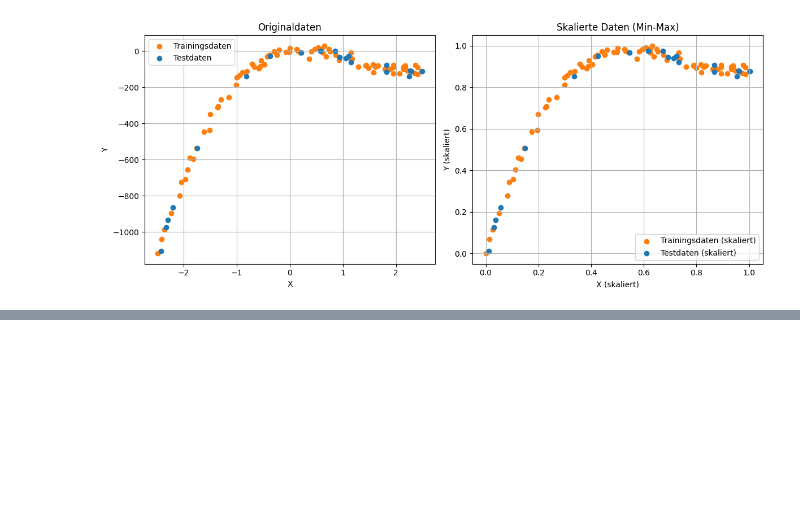
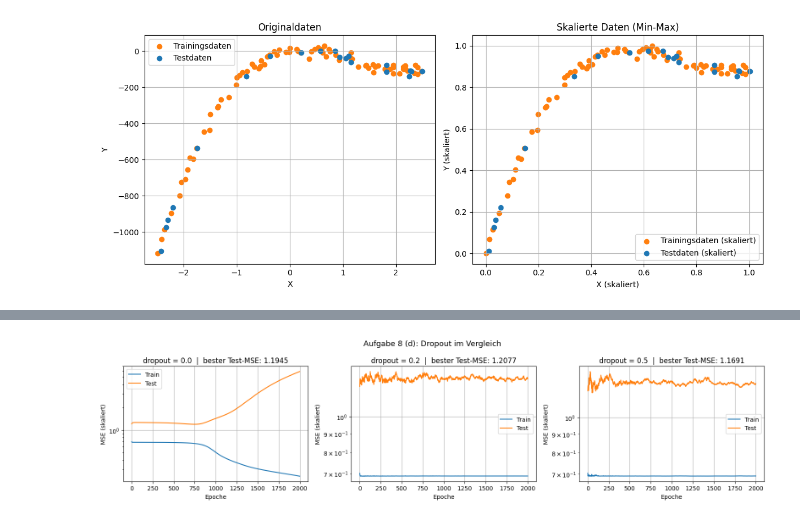
Before and after one commit to ArnoldIntelligence/KI-Vorlesung, a Jupyter notebook: notebooks/03-ueberwachtes_lernen.ipynb, the cells around one changed output, grey strips where cells are left out. Cells and saved outputs as stored; diff of their text form; code cells hidden in the pictures; blank space fills up the shorter version.

```diff
--- a/notebooks/03-ueberwachtes_lernen.ipynb
+++ b/notebooks/03-ueberwachtes_lernen.ipynb
@@ -1462,0 +1930,38 @@ Trainieren Sie erneut das Netz aus dem Kapitel [Training mit Normalisierung](#tr
+# %%
+#| code-fold: true
+#| code-summary: "Lösung anzeigen"
+
+dropout_values = [0.0, 0.2, 0.5]
+epochs_d = 2000
+lr_d     = 0.05
+
+fig, axes = plt.subplots(1, 3, figsize=(16, 4))
+fig.suptitle('Aufgabe 8 (d): Dropout im Vergleich', fontsize=13)
+
+for ax, p in zip(axes, dropout_values):
+    model_d = NNDropout(in_dim=1, h1=20, h2=20, seed=1, dropout_rate=p)
+    tr_hist, te_hist = [], []
+
+    for ep in range(1, epochs_d + 1):
+        yhat, cache = model_d.forward(Xs_small, training=True)
+        grads = model_d.backward(cache, yhat, Ys_small)
+        model_d.step(grads, lr_d)
+
+        yhat_tr, _ = model_d.forward(Xs_small, training=False)
+        yhat_te, _ = model_d.forward(Xs_te,    training=False)
+        tr_hist.append(mse(yhat_tr, Ys_small))
+        te_hist.append(mse(yhat_te, Ys_te))
+
+    best_te = min(te_hist)
+    ax.plot(tr_hist, label='Train')
+    ax.plot(te_hist, label='Test')
+    ax.set_title(f'dropout = {p}  |  bester Test-MSE: {best_te:.4f}')
+    ax.set_xlabel('Epoche')
+    ax.set_ylabel('MSE (skaliert)')
+    ax.set_yscale('log')
+    ax.legend()
+    ax.grid()
+
+fig.tight_layout()
+# %% [output]
+[figure, added]
```
Also changed, not shown: parts of 53 cells of this notebook, 6 other files.
